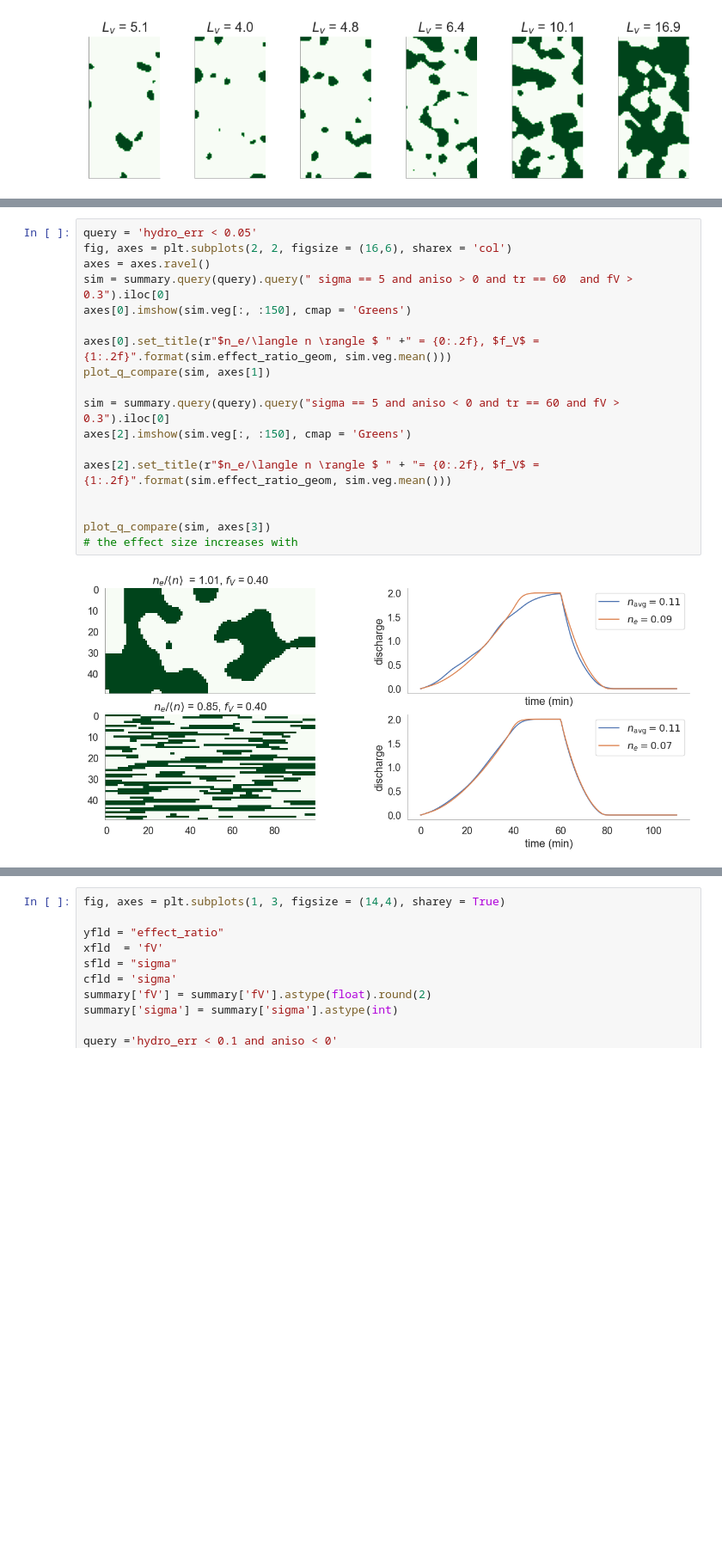
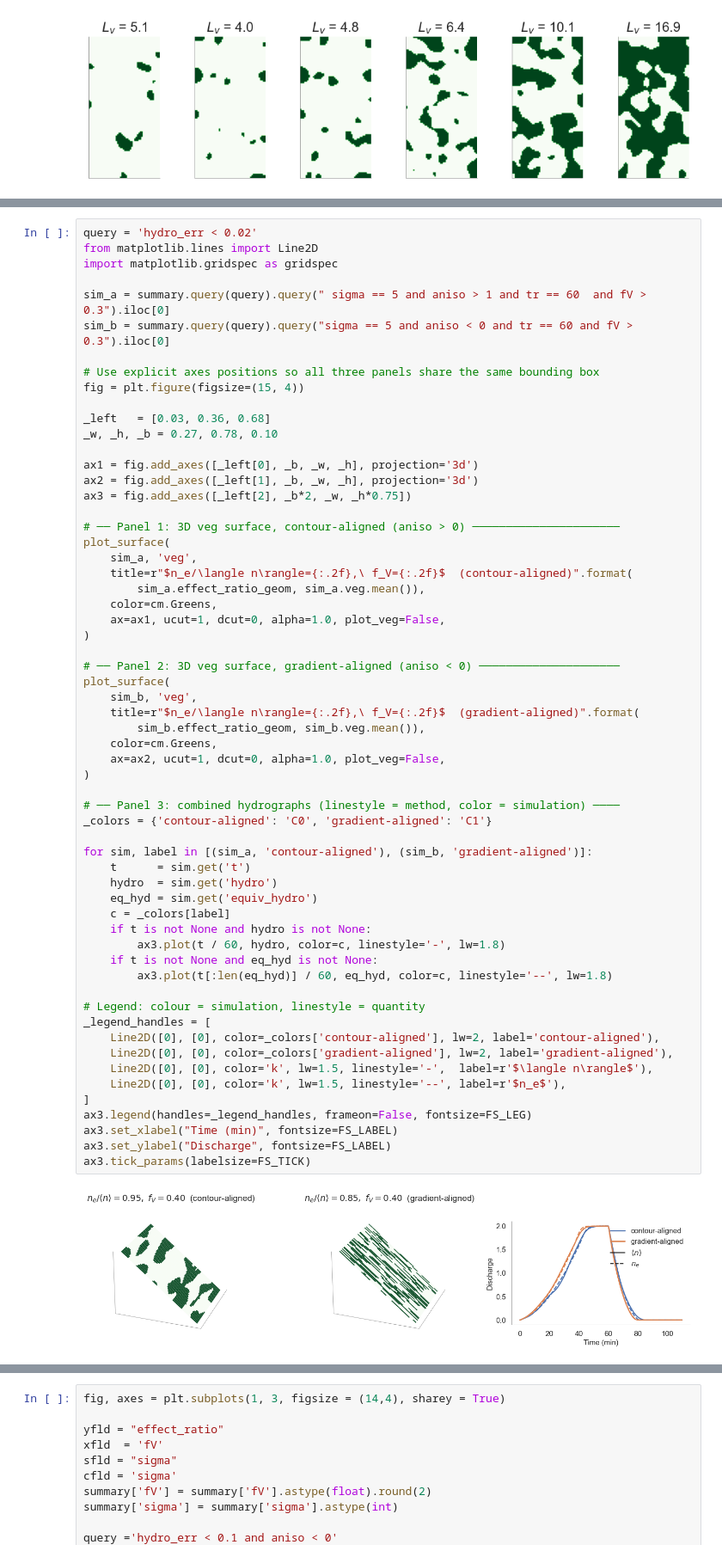
Before and after one commit to octavia-crompton/roughness-scale, a Jupyter notebook: notebooks/roughness_scale-pattern.ipynb, the cells around one changed output, grey strips where cells are left out. Shown at 86% size. Cells and saved outputs as stored; diff of their text form; blank space fills up the shorter version.

Commit message:
redo simulations

```diff
--- a/notebooks/roughness_scale-pattern.ipynb
+++ b/notebooks/roughness_scale-pattern.ipynb
@@ -192,23 +191,65 @@ def plot_q_compare(sim, ax):
         ax.set_xlabel("time (min)")
         ax.set_ylabel("discharge")
 # %%
-query = 'hydro_err < 0.05'
-fig, axes = plt.subplots(2, 2, figsize = (16,6), sharex = 'col')
-axes = axes.ravel()
-sim = summary.query(query).query(" sigma == 5 and aniso > 0 and tr == 60  and fV > 0.3").iloc[0]
-axes[0].imshow(sim.veg[:, :150], cmap = 'Greens')
+query = 'hydro_err < 0.02'
+from matplotlib.lines import Line2D
+import matplotlib.gridspec as gridspec
 
-axes[0].set_title(r"$n_e/\langle n \rangle $ " +" = {0:.2f}, $f_V$ = {1:.2f}".format(sim.effect_ratio_geom, sim.veg.mean()))
-plot_q_compare(sim, axes[1])
+sim_a = summary.query(query).query(" sigma == 5 and aniso > 1 and tr == 60  and fV > 0.3").iloc[0]
+sim_b = summary.query(query).query("sigma == 5 and aniso < 0 and tr == 60 and fV > 0.3").iloc[0]
 
-sim = summary.query(query).query("sigma == 5 and aniso < 0 and tr == 60 and fV > 0.3").iloc[0]
-axes[2].imshow(sim.veg[:, :150], cmap = 'Greens')
+# Use explicit axes positions so all three panels share the same bounding box
+fig = plt.figure(figsize=(15, 4))
 
-axes[2].set_title(r"$n_e/\langle n \rangle $ " + "= {0:.2f}, $f_V$ = {1:.2f}".format(sim.effect_ratio_geom, sim.veg.mean()))
+_left   = [0.03, 0.36, 0.68]
+_w, _h, _b = 0.27, 0.78, 0.10
 
+ax1 = fig.add_axes([_left[0], _b, _w, _h], projection='3d')
+ax2 = fig.add_axes([_left[1], _b, _w, _h], projection='3d')
+ax3 = fig.add_axes([_left[2], _b*2, _w, _h*0.75])
 
-plot_q_compare(sim, axes[3])
-# the effect size increases with
+# ── Panel 1: 3D veg surface, contour-aligned (aniso > 0) ──────────────────────
+plot_surface(
+    sim_a, 'veg',
+    title=r"$n_e/\langle n\rangle={:.2f},\ f_V={:.2f}$  (contour-aligned)".format(
+        sim_a.effect_ratio_geom, sim_a.veg.mean()),
+    color=cm.Greens,
+    ax=ax1, ucut=1, dcut=0, alpha=1.0, plot_veg=False,
+)
+
+# ── Panel 2: 3D veg surface, gradient-aligned (aniso < 0) ─────────────────────
+plot_surface(
+    sim_b, 'veg',
+    title=r"$n_e/\langle n\rangle={:.2f},\ f_V={:.2f}$  (gradient-aligned)".format(
+        sim_b.effect_ratio_geom, sim_b.veg.mean()),
+    color=cm.Greens,
+    ax=ax2, ucut=1, dcut=0, alpha=1.0, plot_veg=False,
+)
+
+# ── Panel 3: combined hydrographs (linestyle = method, color = simulation) ────
+_colors = {'contour-aligned': 'C0', 'gradient-aligned': 'C1'}
+
+for sim, label in [(sim_a, 'contour-aligned'), (sim_b, 'gradient-aligned')]:
+    t      = sim.get('t')
+    hydro  = sim.get('hydro')
+    eq_hyd = sim.get('equiv_hydro')
+    c = _colors[label]
+    if t is not None and hydro is not None:
+        ax3.plot(t / 60, hydro, color=c, linestyle='-', lw=1.8)
+    if t is not None and eq_hyd is not None:
+        ax3.plot(t[:len(eq_hyd)] / 60, eq_hyd, color=c, linestyle='--', lw=1.8)
+
+# Legend: colour = simulation, linestyle = quantity
+_legend_handles = [
+    Line2D([0], [0], color=_colors['contour-aligned'], lw=2, label='contour-aligned'),
+    Line2D([0], [0], color=_colors['gradient-aligned'], lw=2, label='gradient-aligned'),
+    Line2D([0], [0], color='k', lw=1.5, linestyle='-',  label=r'$\langle n\rangle$'),
+    Line2D([0], [0], color='k', lw=1.5, linestyle='--', label=r'$n_e$'),
+]
+ax3.legend(handles=_legend_handles, frameon=False, fontsize=FS_LEG)
+ax3.set_xlabel("Time (min)", fontsize=FS_LABEL)
+ax3.set_ylabel("Discharge", fontsize=FS_LABEL)
+ax3.tick_params(labelsize=FS_TICK)
 # %% [output]
-[figure, old version]
+[figure, new version]
 # %%
```
Also changed, not shown: parts of 22 cells of this notebook, 10 other files.
